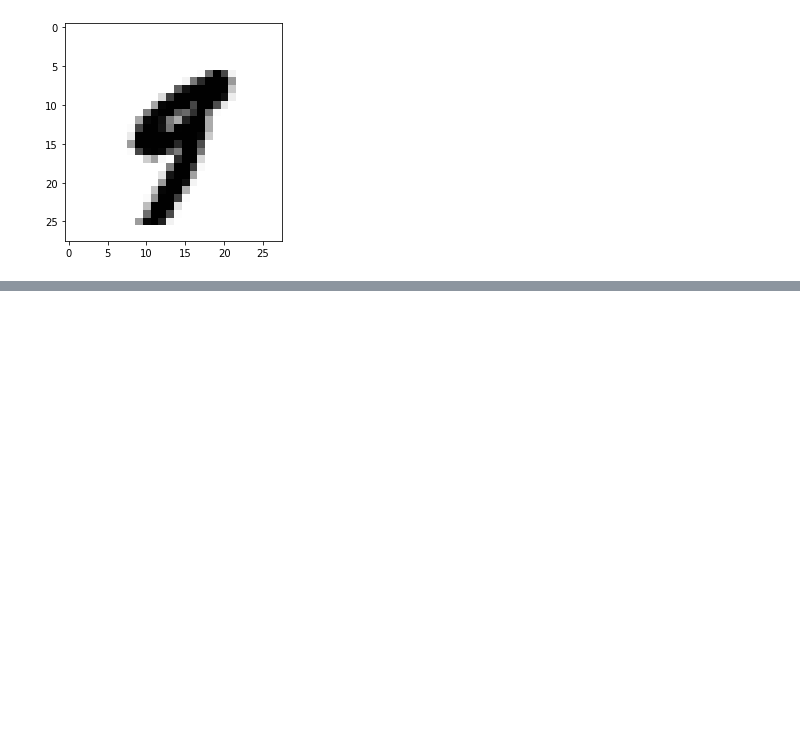
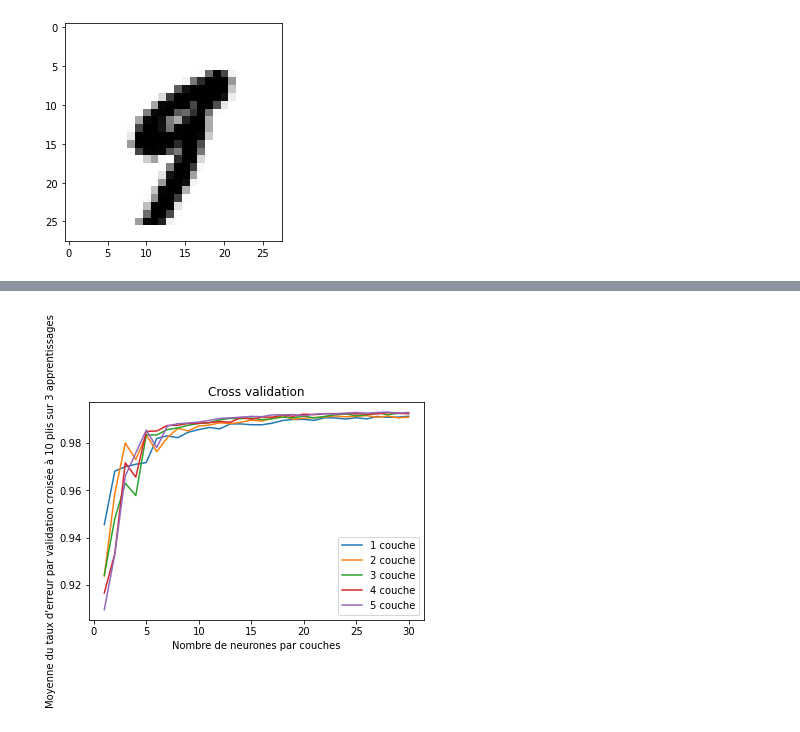
Before and after one commit to Annaklumos/IA_Fouille_DM2, a Jupyter notebook: MNIST.ipynb, the cells around one changed output, grey strips where cells are left out. Cells and saved outputs as stored; diff of their text form; code cells hidden in the pictures; blank space fills up the shorter version.

```diff
--- a/MNIST.ipynb
+++ b/MNIST.ipynb
@@ -123,0 +318,16 @@ for i in range (1,31):
+# %%
+#Tracé de l'erreur par validation croisé à 10 plis en fonction du nb de couches cachées
+
+plt.plot(nb_neurones, L_cross_vall_1, label = '1 couche')
+plt.plot(nb_neurones, L_cross_vall_2, label = '2 couche')
+plt.plot(nb_neurones, L_cross_vall_3, label = '3 couche')
+plt.plot(nb_neurones, L_cross_vall_4, label = '4 couche')
+plt.plot(nb_neurones, L_cross_vall_5, label = '5 couche')
+plt.xlabel('Nombre de neurones par couches')
+plt.ylabel("Moyenne du taux d'erreur par validation croisée à 10 plis sur 3 apprentissages")
+#plt.ylim(0.95, 1)
+plt.title('Cross validation')
+plt.legend()
+plt.show()
+# %% [output]
+[figure, added]
```
Also changed, not shown: parts of 11 cells of this notebook.
